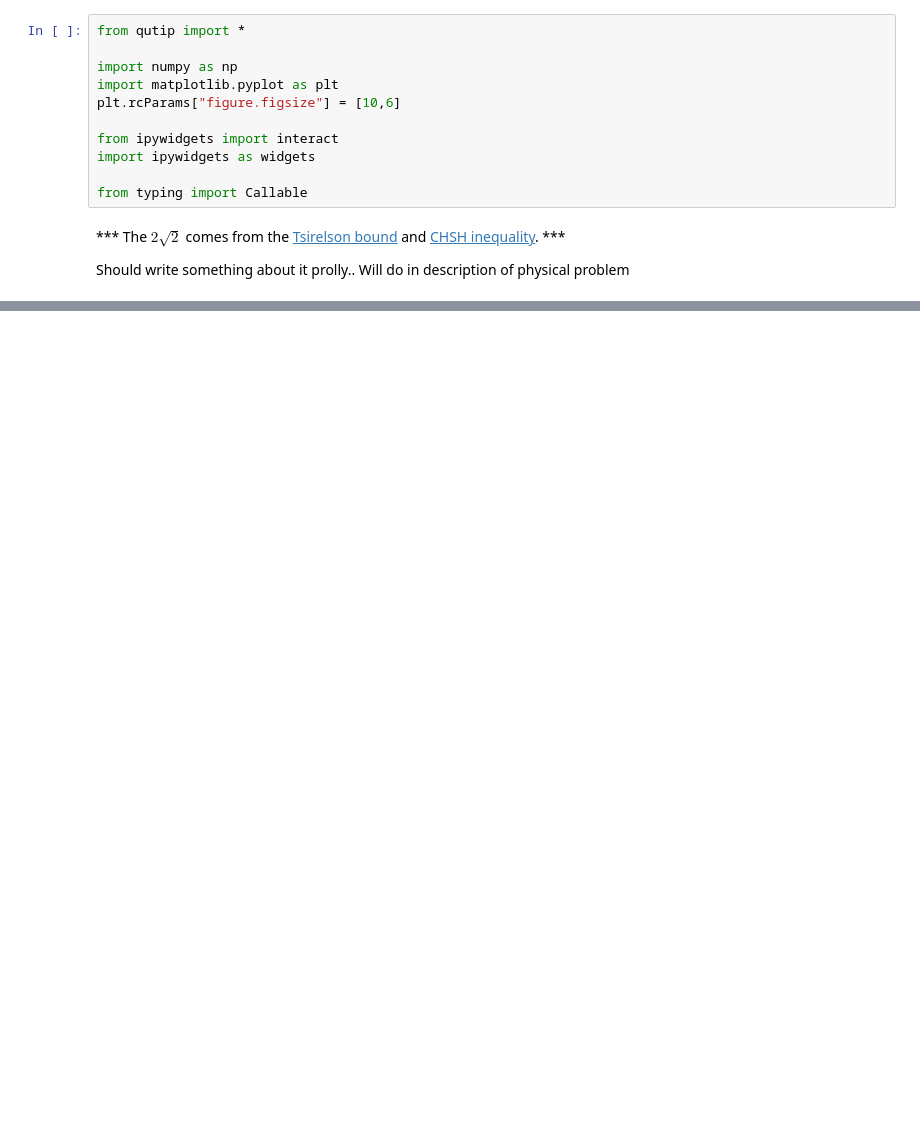
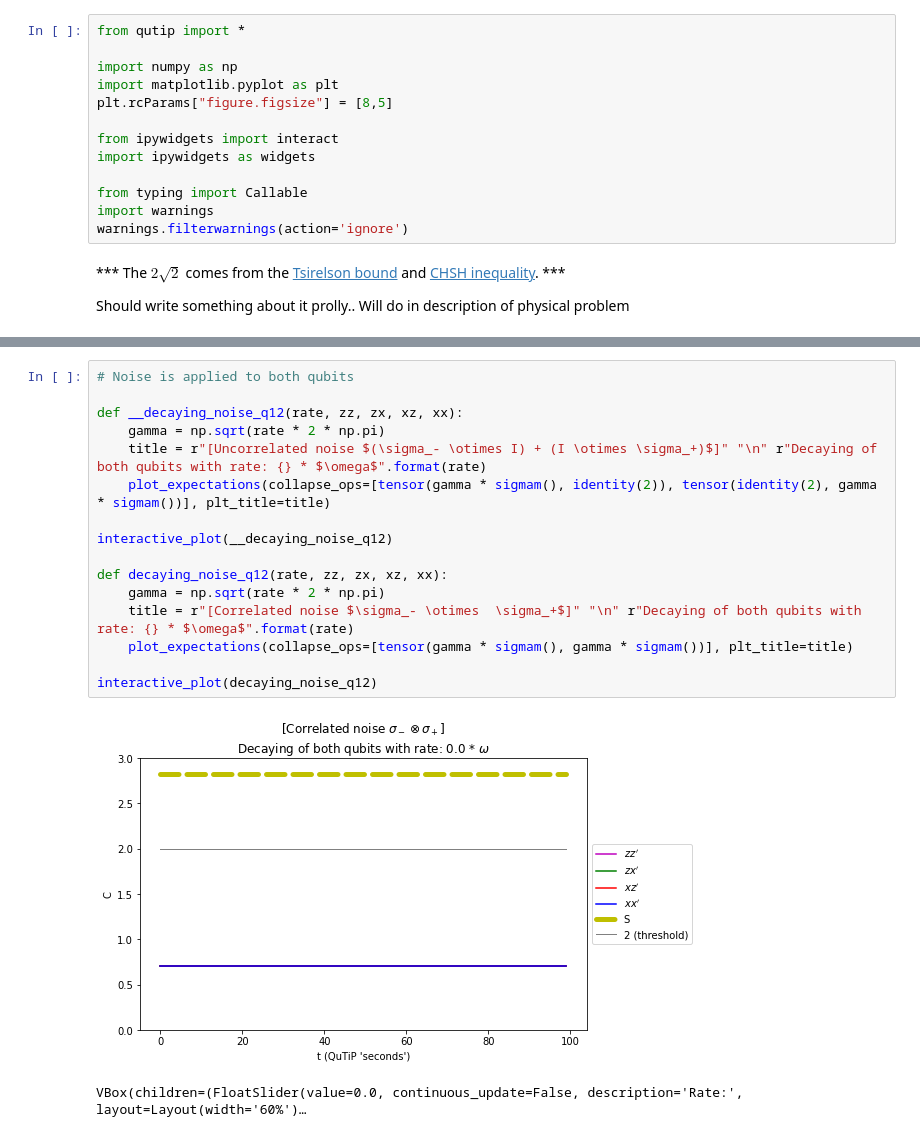
Before and after one commit to dxts/chsh-bell-inequality, a Jupyter notebook: Final Project Template.ipynb, the cells around one changed output, grey strips where cells are left out. Saved outputs shown, nothing was run; the diff lists cells and outputs as text; blank space fills up the shorter version.

```diff
--- a/Final Project Template.ipynb
+++ b/Final Project Template.ipynb
@@ -157,12 +183,14 @@ from qutip import *
 
 import numpy as np
 import matplotlib.pyplot as plt
-plt.rcParams["figure.figsize"] = [10,6]
+plt.rcParams["figure.figsize"] = [8,5]
 
 from ipywidgets import interact
 import ipywidgets as widgets
 
 from typing import Callable
+import warnings
+warnings.filterwarnings(action='ignore')
 # %% [markdown]
 *** The $2\sqrt2$ comes from the [Tsirelson bound](https://en.wikipedia.org/wiki/Tsirelson%27s_bound) and [CHSH inequality](https://en.wikipedia.org/wiki/CHSH_inequality). ***
 
@@ -353,2 +388,21 @@ interactive_plot(__decaying_noise_q12)
 VBox(children=(FloatSlider(value=0.0, continuous_update=False, description='Rate:', layout=Layout(width='60%')…
 [interactive output not drawn]
+# %%
+# Noise is applied to both qubits
+
+def __decaying_noise_q12(rate, zz, zx, xz, xx):
+    gamma = np.sqrt(rate * 2 * np.pi)
+    title = r"[Uncorrelated noise $(\sigma_- \otimes I) + (I \otimes \sigma_+)$]" "\n" r"Decaying of both qubits with rate: {} * $\omega$".format(rate)
+    plot_expectations(collapse_ops=[tensor(gamma * sigmam(), identity(2)), tensor(identity(2), gamma * sigmam())], plt_title=title)
+
+interactive_plot(__decaying_noise_q12)
+
+def decaying_noise_q12(rate, zz, zx, xz, xx):
+    gamma = np.sqrt(rate * 2 * np.pi)
+    title = r"[Correlated noise $\sigma_- \otimes  \sigma_+$]" "\n" r"Decaying of both qubits with rate: {} * $\omega$".format(rate)
+    plot_expectations(collapse_ops=[tensor(gamma * sigmam(), gamma * sigmam())], plt_title=title)
+
+interactive_plot(decaying_noise_q12)
+# %% [output]
+[figure, added]
+VBox(children=(FloatSlider(value=0.0, continuous_update=False, description='Rate:', layout=Layout(width='60%')…
```
Also changed, not shown: parts of 12 cells of this notebook.
